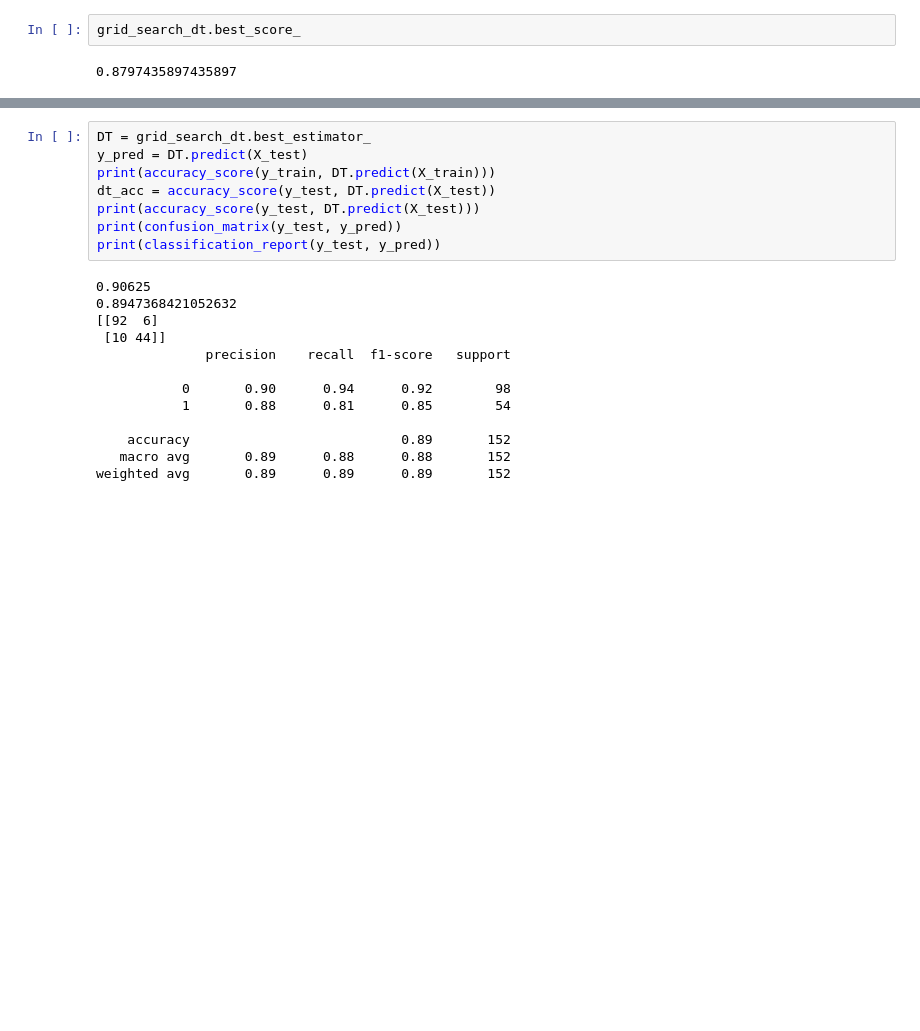
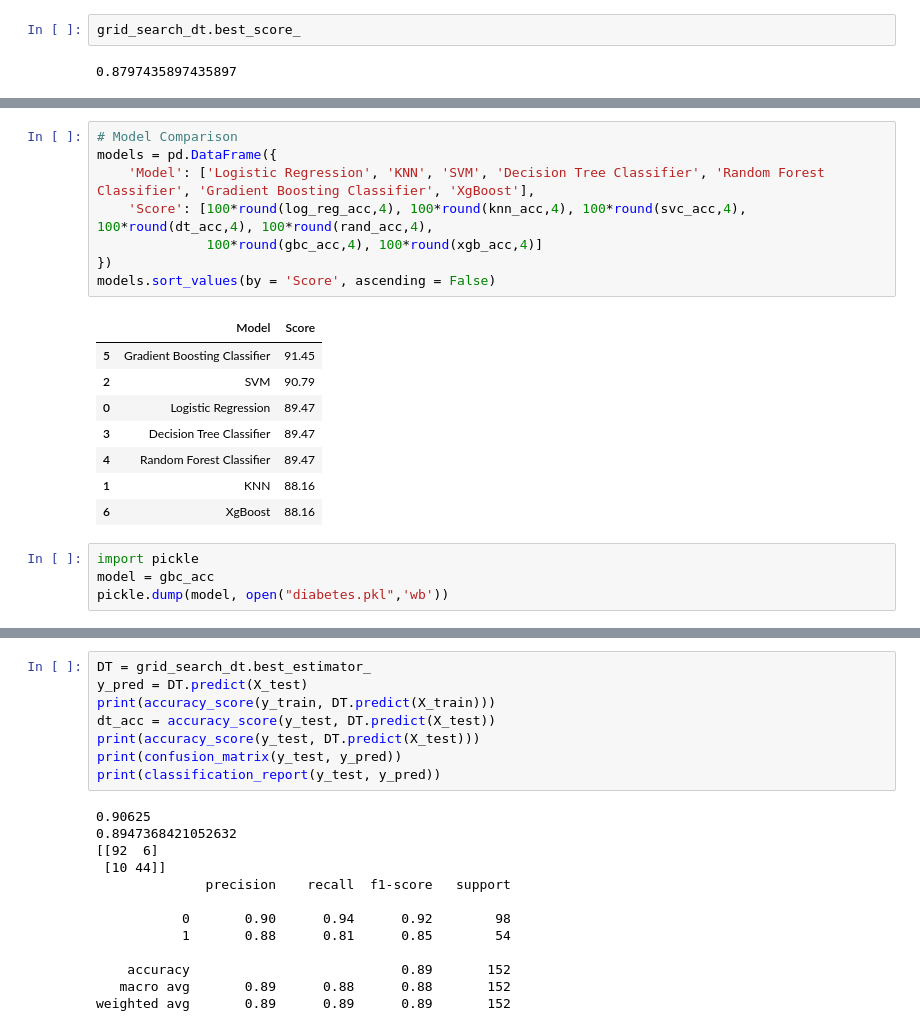
Before and after one commit to sudarshan-krishnan/Diabetes-Prediction, a Jupyter notebook: Main.ipynb, the cells around one changed output, grey strips where cells are left out. Saved outputs shown, nothing was run; the diff lists cells and outputs as text; blank space fills up the shorter version.

```diff
--- a/Main.ipynb
+++ b/Main.ipynb
@@ -290,0 +408,21 @@ grid_search_dt.best_score_
+# %%
+# Model Comparison
+models = pd.DataFrame({
+    'Model': ['Logistic Regression', 'KNN', 'SVM', 'Decision Tree Classifier', 'Random Forest Classifier', 'Gradient Boosting Classifier', 'XgBoost'],
+    'Score': [100*round(log_reg_acc,4), 100*round(knn_acc,4), 100*round(svc_acc,4), 100*round(dt_acc,4), 100*round(rand_acc,4),
+              100*round(gbc_acc,4), 100*round(xgb_acc,4)]
+})
+models.sort_values(by = 'Score', ascending = False)
+# %% [output]
+|  | Model | Score |
+| 5 | Gradient Boosting Classifier | 91.45 |
+| 2 | SVM | 90.79 |
+| 0 | Logistic Regression | 89.47 |
+| 3 | Decision Tree Classifier | 89.47 |
+| 4 | Random Forest Classifier | 89.47 |
+| 1 | KNN | 88.16 |
+| 6 | XgBoost | 88.16 |
+# %%
+import pickle
+model = gbc_acc
+pickle.dump(model, open("diabetes.pkl",'wb'))
```
Also changed, not shown: parts of 12 cells of this notebook.
